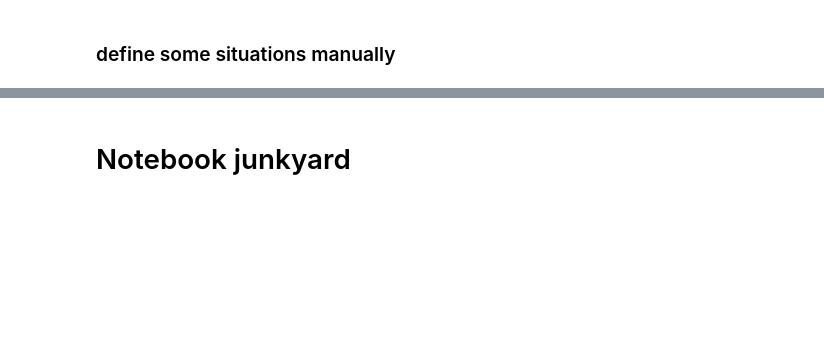
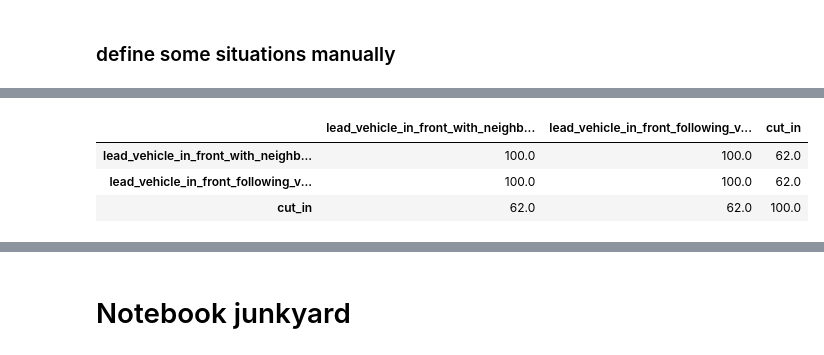
Before and after one commit to tmuehlen80/graph_coverage, a Jupyter notebook: Notebooks/carla/subgraph_isomorphism.ipynb, the cells around one changed output, grey strips where cells are left out. Cells and saved outputs as stored; diff of their text form; code cells hidden in the pictures; blank space fills up the shorter version.

```diff
--- a/Notebooks/carla/subgraph_isomorphism.ipynb
+++ b/Notebooks/carla/subgraph_isomorphism.ipynb
@@ -116,0 +179,28 @@ cov_data_df.groupby(list(cov_data_df.columns[:11]), as_index=False).size()
+# %%
+columns = list(coverage_graphs.keys())
+# cov_data_df[coverage_graphs.keys()]
+n_cols = len(columns)
+agreement_matrix = np.zeros((n_cols, n_cols))
+
+for i, col1 in enumerate(columns):
+    for j, col2 in enumerate(columns):
+        if i == j:
+            # Diagonal: 100% agreement with itself
+            agreement_matrix[i, j] = 100
+        else:
+            # Calculate percentage of rows where both columns agree
+            agreement = (cov_data_df[col1] == cov_data_df[col2]).sum() / len(cov_data_df) * 100
+            agreement_matrix[i, j] = agreement
+
+# Create DataFrame for the heatmap
+agreement_df = pd.DataFrame(
+    agreement_matrix,
+    index=columns,
+    columns=columns
+)
+agreement_df
+# %% [output]
+|  | lead_vehicle_in_front_with_neighb... | lead_vehicle_in_front_following_v... | cut_in |
+| lead_vehicle_in_front_with_neighb... | 100.0 | 100.0 | 62.0 |
+| lead_vehicle_in_front_following_v... | 100.0 | 100.0 | 62.0 |
+| cut_in | 62.0 | 62.0 | 100.0 |
```
Also changed, not shown: parts of 14 cells of this notebook, 2 other files.
